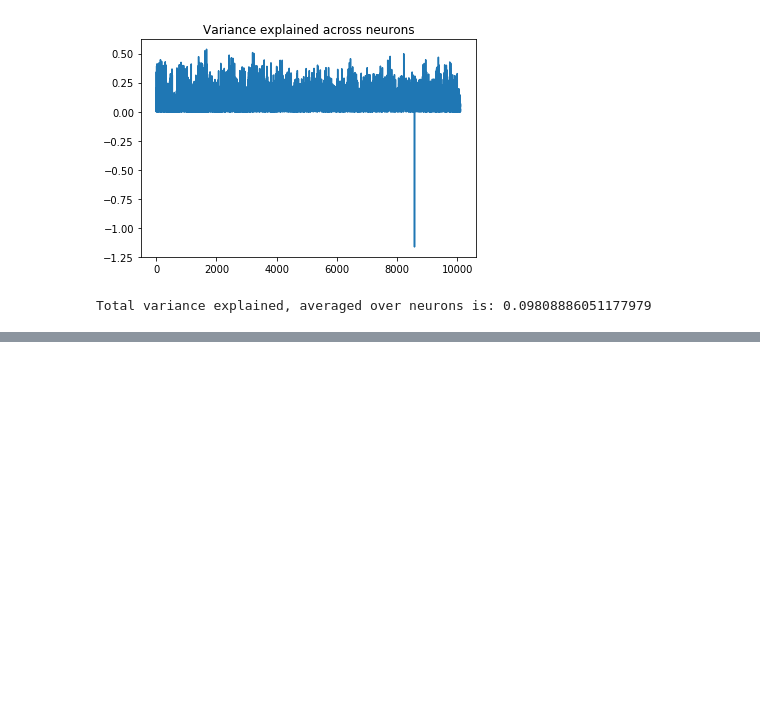
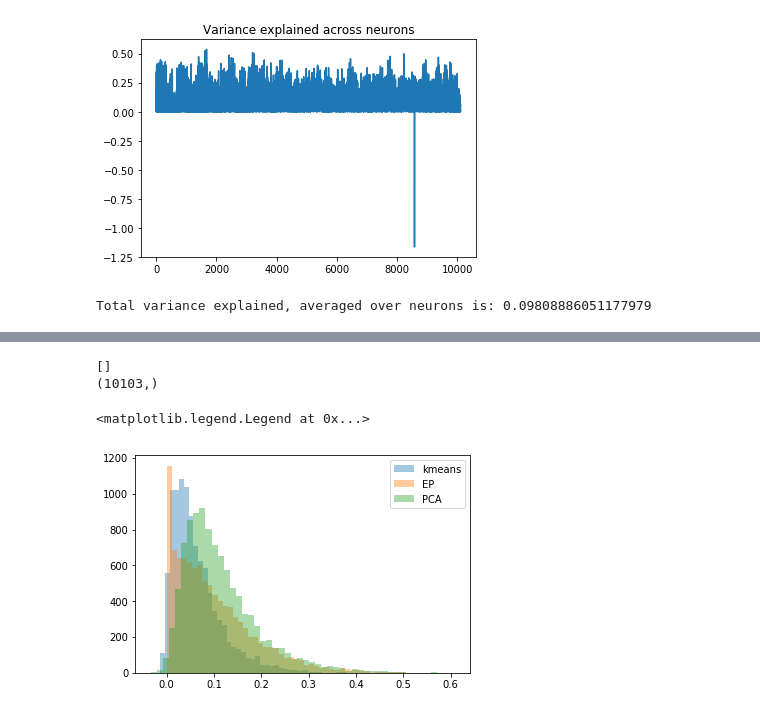
Before and after one commit to MouseLand/EnsemblePursuit, a Jupyter notebook: Visualizations/KmeansNotebook_draft.ipynb, the cells around one changed output, grey strips where cells are left out. Cells and saved outputs as stored; diff of their text form; code cells hidden in the pictures; blank space fills up the shorter version.

```diff
--- a/Visualizations/KmeansNotebook_draft.ipynb
+++ b/Visualizations/KmeansNotebook_draft.ipynb
@@ -106,0 +145,16 @@ ValueError: shapes (150,5880) and (150,10103) not aligned: 5880 (dim 1) != 150 (
+# %%
+import seaborn as sns
+#Remove outlier
+print(var_exp_ep[var_exp_ep<-1])
+var_exp_ep[var_exp_ep<-1]=0
+
+print(var_exp_ep.shape)
+sns.distplot(var_exp_kmeans,label='kmeans',kde=False,norm_hist=False)
+sns.distplot(var_exp_ep,label='EP',kde=False,norm_hist=False)
+sns.distplot(var_exp_pca,label='PCA',kde=False,norm_hist=False)
+plt.legend()
+# %% [output]
+[]
+(10103,)
+<matplotlib.legend.Legend at 0x...>
+[figure, added]
```
Also changed, not shown: parts of 7 cells of this notebook, 3 other files.
